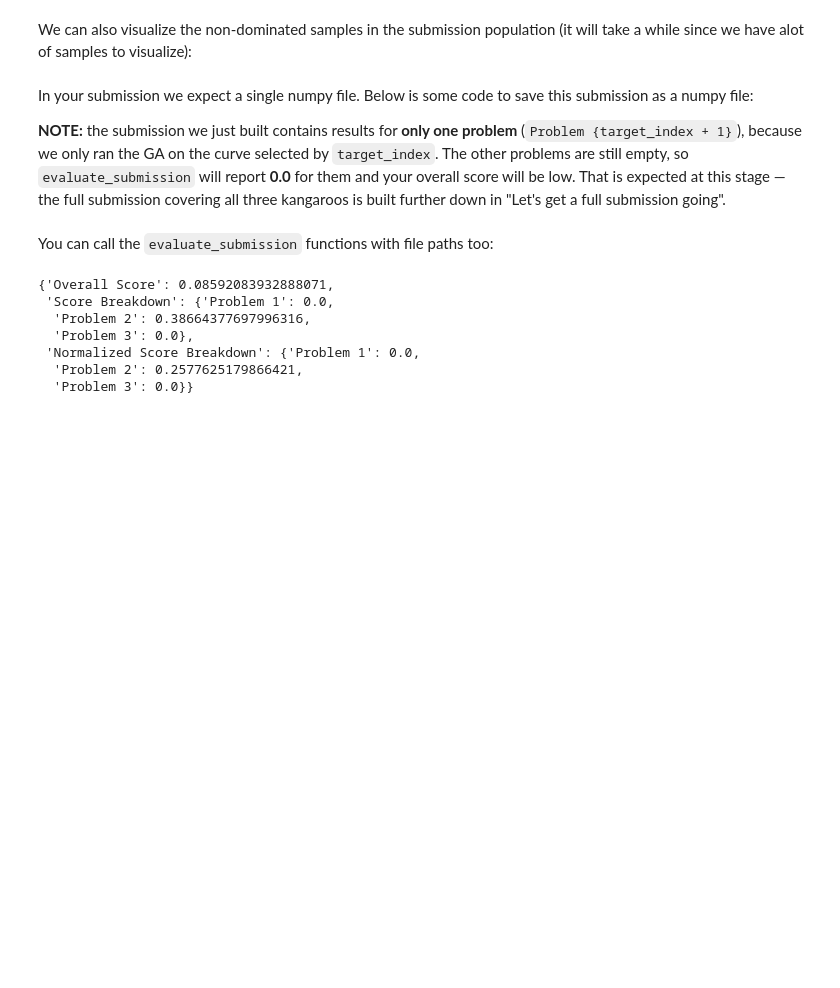
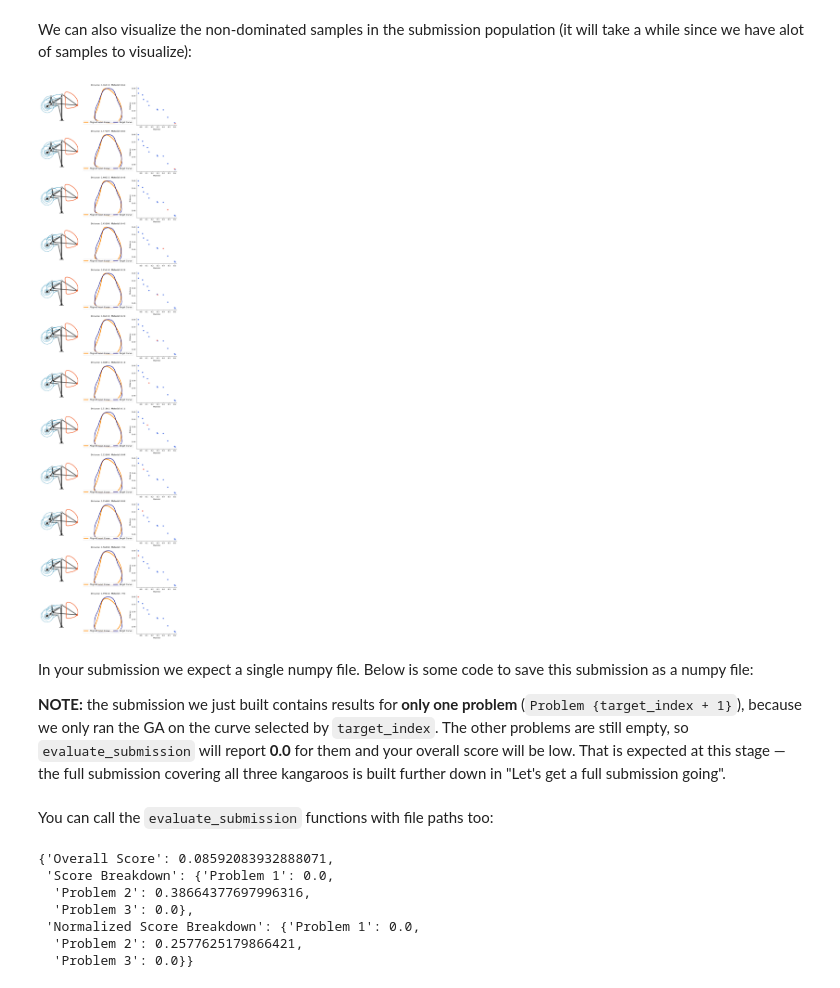
Before and after one commit to JanCas/2155_CP1, a Jupyter notebook: 2_155_Fall_26_CP1_Starter_Notebook.ipynb, the cells around one changed output. Saved outputs shown, nothing was run; the diff lists cells and outputs as text; code cells hidden in the pictures; blank space fills up the shorter version.

```diff
--- a/2_155_Fall_26_CP1_Starter_Notebook.ipynb
+++ b/2_155_Fall_26_CP1_Starter_Notebook.ipynb
@@ -652,10 +810,10 @@ print("Empty Submission:", submission)
 # %% [output]
 Empty Submission: {'Problem 1': [], 'Problem 2': [], 'Problem 3': []}
 # %%
-# add out population to submission
-if not results.X is None:
-    for i in range(results.X.shape[0]):
-        x0_member = results.X[i].reshape(-1,2)
+# Add the population from the GD → GA run to this target's submission.
+if gd_ga_results.X is not None:
+    for i in range(gd_ga_results.X.shape[0]):
+        x0_member = gd_ga_results.X[i].reshape(-1,2)
 
         mech = {
             'x0': x0_member,
@@ -665,7 +823,7 @@ if not results.X is None:
             'target_joint': None # None means it will automatically use the most complex joint (the last joint in our case)
         }
 
-        # the run above optimized target_index, so it belongs to that problem
+        # The GD → GA run optimized target_index, so it belongs to that problem.
         submission[f'Problem {target_index + 1}'].append(mech)
 # %% [markdown]
 Now let's get our score:
@@ -683,11 +841,13 @@ evaluate_submission(submission)
 We can also visualize the non-dominated samples in the submission population (it will take a while since we have alot of samples to visualize):
 # %%
 ga_visualizer.plot_pareto_efficient(
-    F=results.F,
+    F=gd_ga_results.F,
     population=submission[f'Problem {target_index + 1}'],
     target_curve=target_curve,
     objective_labels=['Distance', 'Material']
 )
+# %% [output]
+[figure, added]
 # %% [markdown]
 In your submission we expect a single numpy file. Below is some code to save this submission as a numpy file:
 
```
Also changed, not shown: parts of 13 cells of this notebook, 5 other files.
